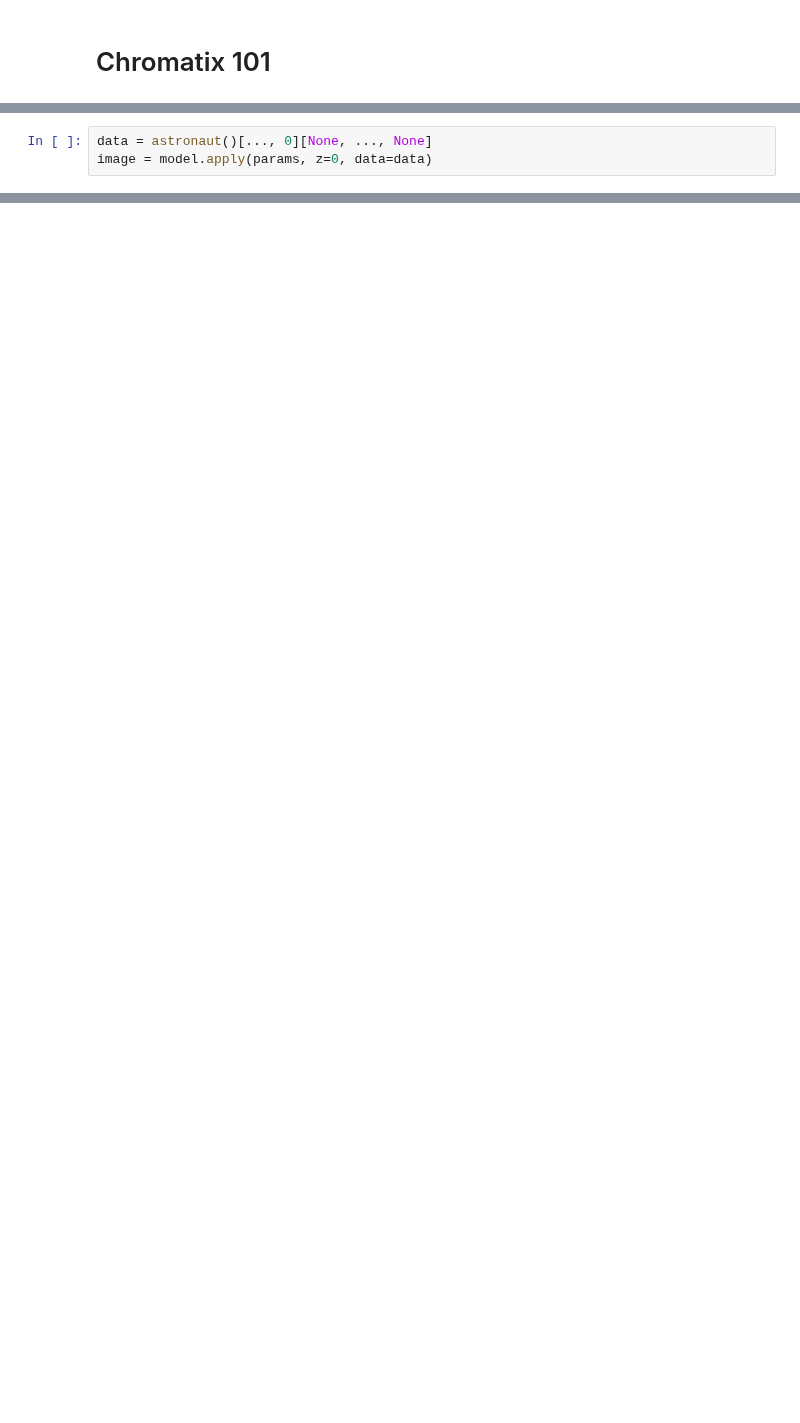
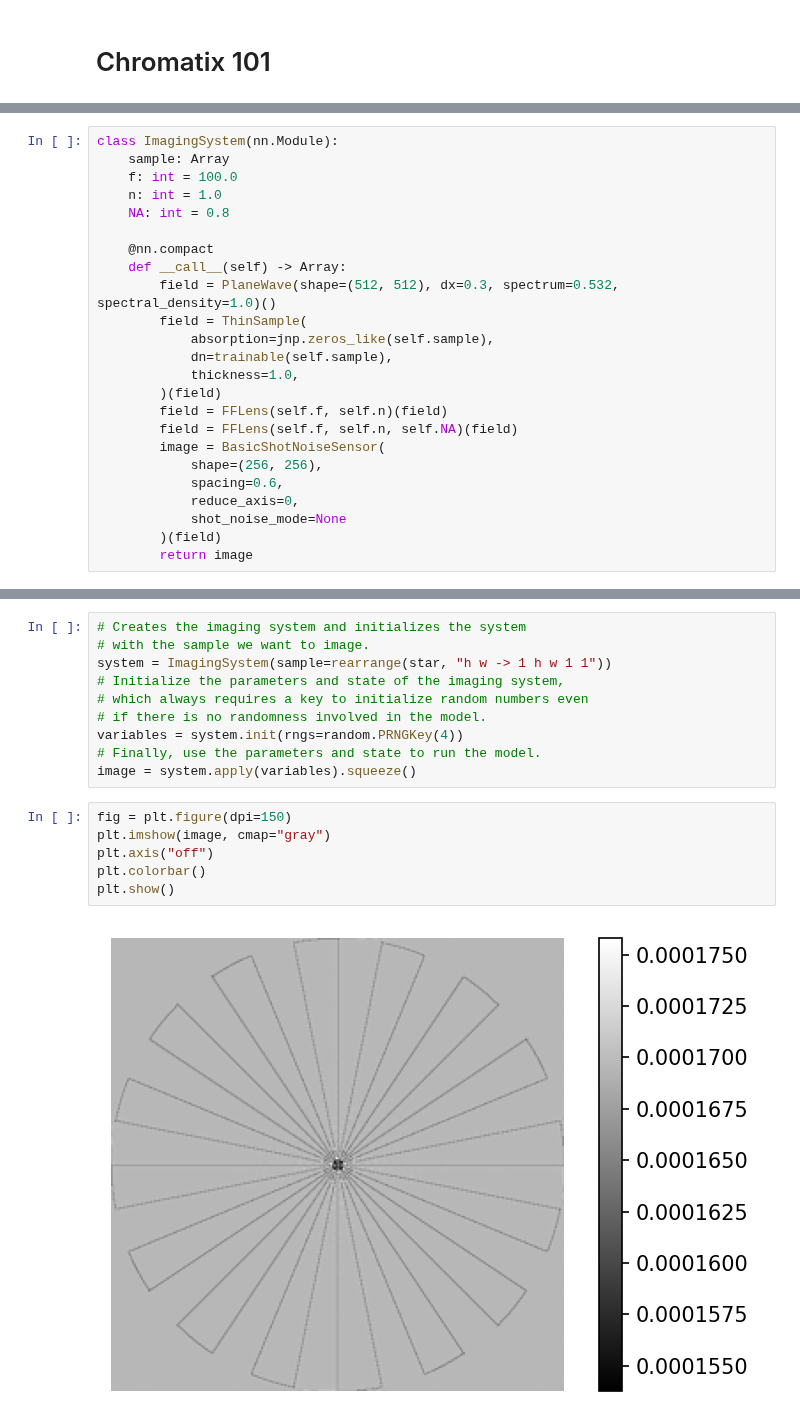
Before and after one commit to chromatix-team/chromatix, a Jupyter notebook: docs/101.ipynb, the cells around one changed output, grey strips where cells are left out. Cells and saved outputs as stored; diff of their text form; blank space fills up the shorter version.

Commit message:
Initial rehaul of Chromatix 101

```diff
--- a/docs/101.ipynb
+++ b/docs/101.ipynb
@@ -173,3 +2,0 @@ The `PSFImager` calculates the PSF, and performs a convolution with the supplied
-# %%
-data = astronaut()[..., 0][None, ..., None]
-image = model.apply(params, z=0, data=data)
@@ -186,0 +200,24 @@ plt.imshow(image.squeeze(), cmap='gray')
+# %%
+class ImagingSystem(nn.Module):
+    sample: Array
+    f: int = 100.0
+    n: int = 1.0
+    NA: int = 0.8
+
+    @nn.compact
+    def __call__(self) -> Array:
+        field = PlaneWave(shape=(512, 512), dx=0.3, spectrum=0.532, spectral_density=1.0)()
+        field = ThinSample(
+            absorption=jnp.zeros_like(self.sample),
+            dn=trainable(self.sample),
+            thickness=1.0,
+        )(field)
+        field = FFLens(self.f, self.n)(field)
+        field = FFLens(self.f, self.n, self.NA)(field)
+        image = BasicShotNoiseSensor(
+            shape=(256, 256),
+            spacing=0.6,
+            reduce_axis=0,
+            shot_noise_mode=None
+        )(field)
+        return image
@@ -186,0 +228,18 @@ plt.imshow(image.squeeze(), cmap='gray')
+# %%
+# Creates the imaging system and initializes the system
+# with the sample we want to image.
+system = ImagingSystem(sample=rearrange(star, "h w -> 1 h w 1 1"))
+# Initialize the parameters and state of the imaging system,
+# which always requires a key to initialize random numbers even
+# if there is no randomness involved in the model.
+variables = system.init(rngs=random.PRNGKey(4))
+# Finally, use the parameters and state to run the model.
+image = system.apply(variables).squeeze()
+# %%
+fig = plt.figure(dpi=150)
+plt.imshow(image, cmap="gray")
+plt.axis("off")
+plt.colorbar()
+plt.show()
+# %% [output]
+[figure, added]
```
Also changed, not shown: parts of 60 cells of this notebook.
